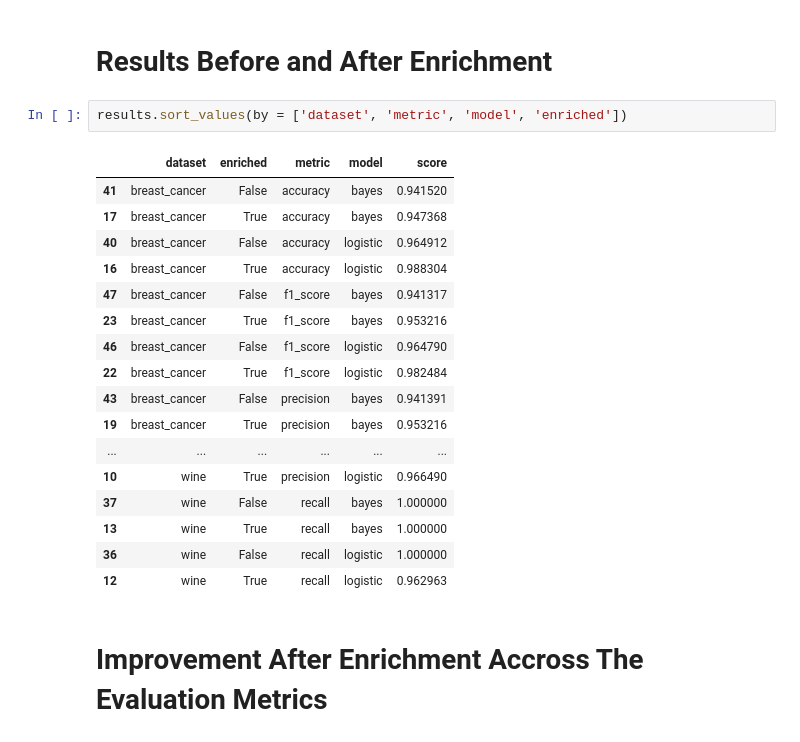
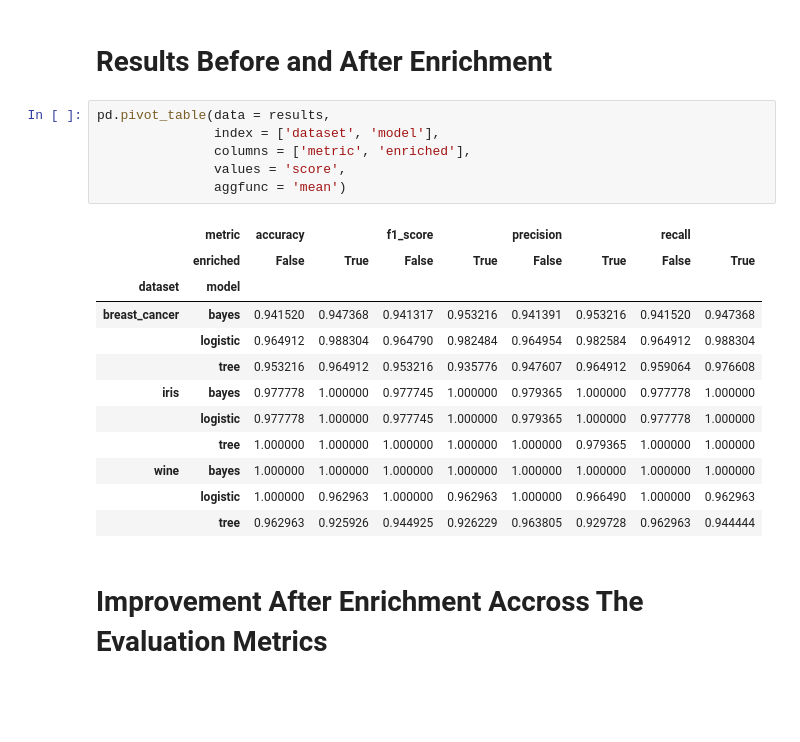
Before and after one commit to rossrco/experiments, a Jupyter notebook: machine_learning_combinatorics/feature_engineer_testing.ipynb, the cells around one changed output. Drawn from its saved outputs; the diff is of its cells as text; blank space fills up the shorter version.

```diff
--- a/machine_learning_combinatorics/feature_engineer_testing.ipynb
+++ b/machine_learning_combinatorics/feature_engineer_testing.ipynb
@@ -191,25 +216,24 @@ for enriched in [True, False]:
 # %% [markdown]
 # Results Before and After Enrichment
-# %%
-results.sort_values(by = ['dataset', 'metric', 'model', 'enriched'])
-# %% [output]
-|  | dataset | enriched | metric | model | score |
-| 41 | breast_cancer | False | accuracy | bayes | 0.941520 |
-| 17 | breast_cancer | True | accuracy | bayes | 0.947368 |
-| 40 | breast_cancer | False | accuracy | logistic | 0.964912 |
-| 16 | breast_cancer | True | accuracy | logistic | 0.988304 |
-| 47 | breast_cancer | False | f1_score | bayes | 0.941317 |
-| 23 | breast_cancer | True | f1_score | bayes | 0.953216 |
-| 46 | breast_cancer | False | f1_score | logistic | 0.964790 |
-| 22 | breast_cancer | True | f1_score | logistic | 0.982484 |
-| 43 | breast_cancer | False | precision | bayes | 0.941391 |
-| 19 | breast_cancer | True | precision | bayes | 0.953216 |
-| ... | ... | ... | ... | ... | ... |
-| 10 | wine | True | precision | logistic | 0.966490 |
-| 37 | wine | False | recall | bayes | 1.000000 |
-| 13 | wine | True | recall | bayes | 1.000000 |
-| 36 | wine | False | recall | logistic | 1.000000 |
-| 12 | wine | True | recall | logistic | 0.962963 |
+# %%
+pd.pivot_table(data = results,
+               index = ['dataset', 'model'],
+               columns = ['metric', 'enriched'],
+               values = 'score',
+               aggfunc = 'mean')
+# %% [output]
+|  | metric | accuracy |  | f1_score |  | precision |  | recall |  |
+|  | enriched | False | True | False | True | False | True | False | True |
+| dataset | model |  |  |  |  |  |  |  |  |
+| breast_cancer | bayes | 0.941520 | 0.947368 | 0.941317 | 0.953216 | 0.941391 | 0.953216 | 0.941520 | 0.947368 |
+|  | logistic | 0.964912 | 0.988304 | 0.964790 | 0.982484 | 0.964954 | 0.982584 | 0.964912 | 0.988304 |
+|  | tree | 0.953216 | 0.964912 | 0.953216 | 0.935776 | 0.947607 | 0.964912 | 0.959064 | 0.976608 |
+| iris | bayes | 0.977778 | 1.000000 | 0.977745 | 1.000000 | 0.979365 | 1.000000 | 0.977778 | 1.000000 |
+|  | logistic | 0.977778 | 1.000000 | 0.977745 | 1.000000 | 0.979365 | 1.000000 | 0.977778 | 1.000000 |
+|  | tree | 1.000000 | 1.000000 | 1.000000 | 1.000000 | 1.000000 | 0.979365 | 1.000000 | 1.000000 |
+| wine | bayes | 1.000000 | 1.000000 | 1.000000 | 1.000000 | 1.000000 | 1.000000 | 1.000000 | 1.000000 |
+|  | logistic | 1.000000 | 0.962963 | 1.000000 | 0.962963 | 1.000000 | 0.966490 | 1.000000 | 0.962963 |
+|  | tree | 0.962963 | 0.925926 | 0.944925 | 0.926229 | 0.963805 | 0.929728 | 0.962963 | 0.944444 |
 # %% [markdown]
 # Improvement After Enrichment Accross The Evaluation Metrics
 # %%
```
Also changed, not shown: parts of 14 cells of this notebook.
